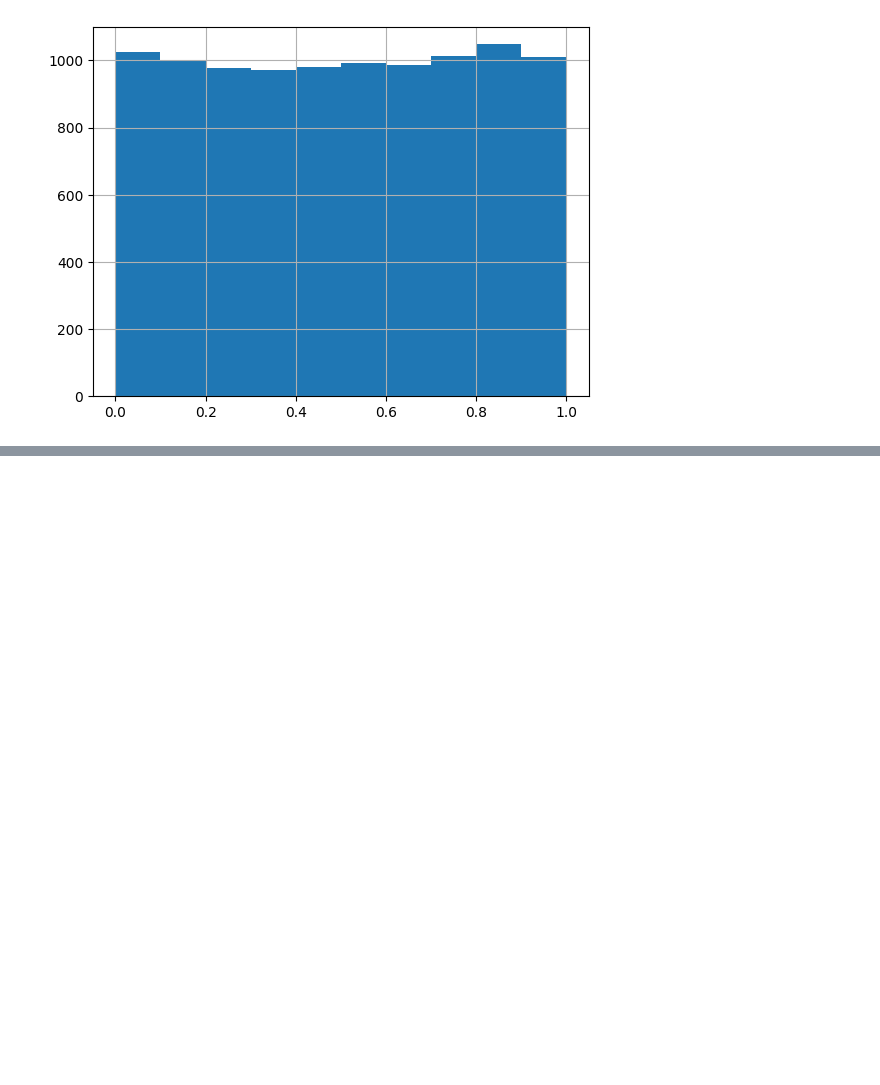
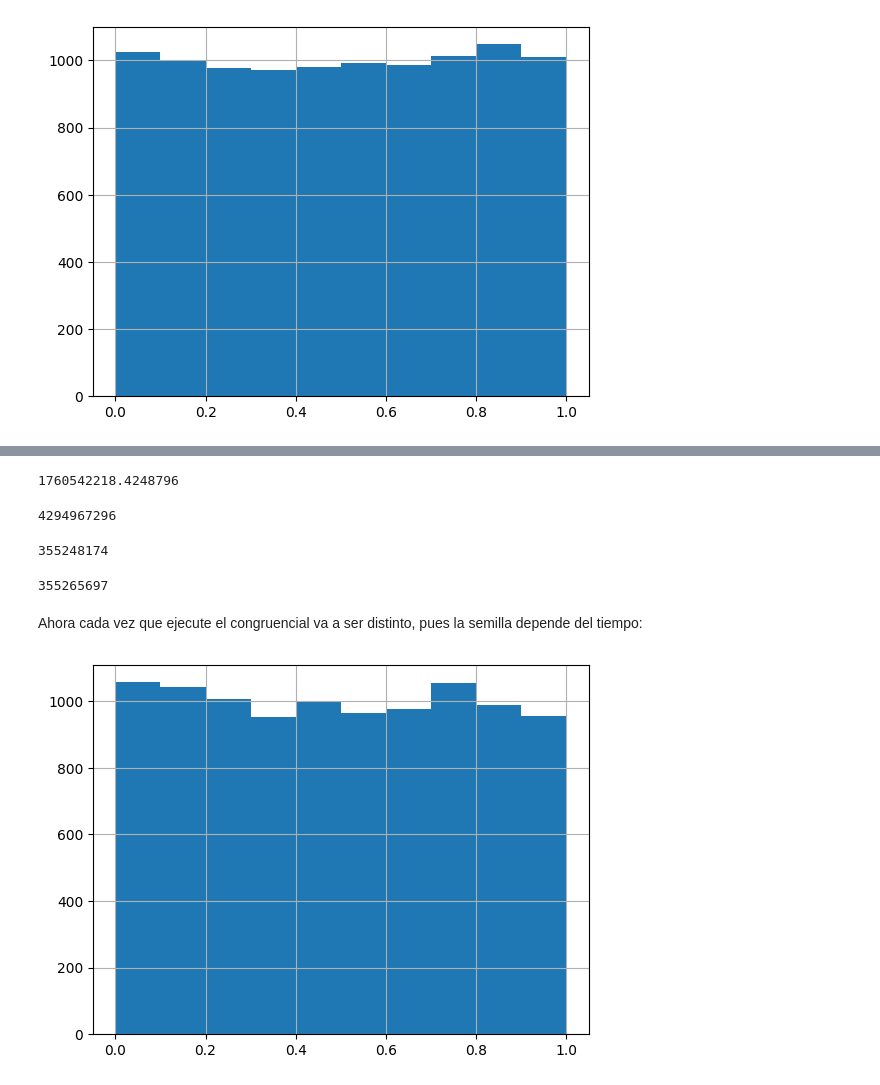
Before and after one commit to CamilaToS/Simulacion_Matematica_2025, a Jupyter notebook: NotasSEMANA9.ipynb, the cells around one changed output, grey strips where cells are left out. Saved outputs shown, nothing was run; the diff lists cells and outputs as text; code cells hidden in the pictures; blank space fills up the shorter version.

```diff
--- a/NotasSEMANA9.ipynb
+++ b/NotasSEMANA9.ipynb
@@ -126,0 +145,26 @@ plt.grid()
+# %%
+time.time()
+# %% [output]
+1760542218.4248796
+# %%
+2**32
+# %% [output]
+4294967296
+# %%
+#Escalamos el valor de time() para tener más variación, cuidando que sea menor a 'm'
+x0=lambda: int(time.time()*10**4)%2**32
+x0()
+# %% [output]
+355248174
+# %%
+x0()
+# %% [output]
+355265697
+# %% [markdown]
+Ahora cada vez que ejecute el congruencial va a ser distinto, pues la semilla depende del tiempo:
+# %%
+x=congruencial(x0(),n=10**4)
+plt.hist(x)
+plt.grid()
+# %% [output]
+[figure, added]
```
Also changed, not shown: parts of 27 cells of this notebook, 1 other file.
